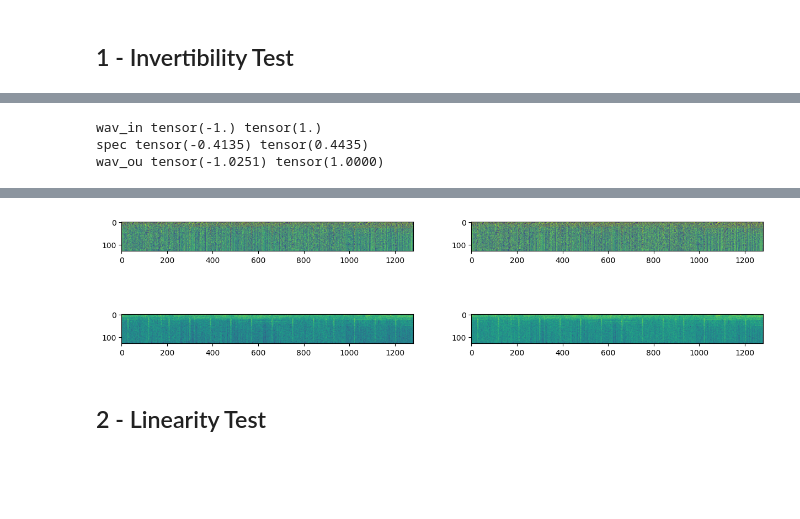
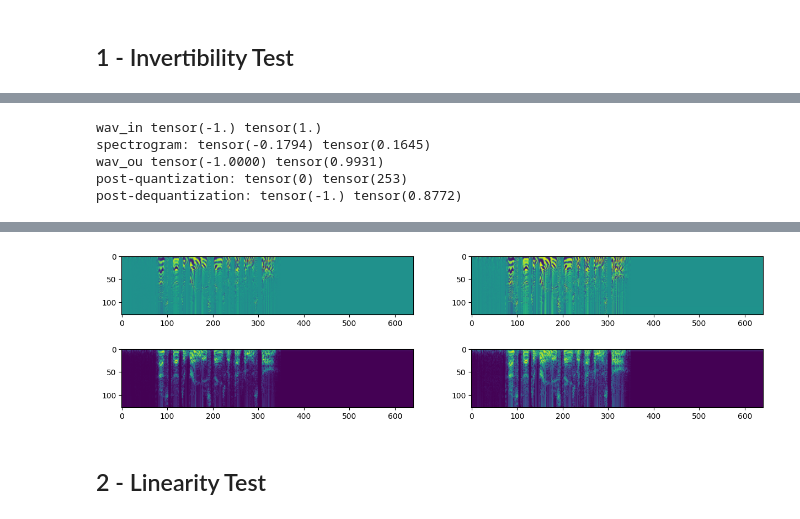
Before and after one commit to wkzng/iSincNet, a Jupyter notebook: demo.ipynb, the cells around one changed output, grey strips where cells are left out. Cells and saved outputs as stored; diff of their text form; code cells hidden in the pictures; blank space fills up the shorter version.

Commit message:
Handling MEL-scale

```diff
--- a/demo.ipynb
+++ b/demo.ipynb
@@ -33,5 +24,5 @@ config = GTZANConfig()
 weights_folder = "pretrained"
 #weights_folder = f"training/trainings/{config.id}/ckpt"
 # %%
-sinc : SincNet = SincNet(scale="lin").load_pretrained_weights(weights_folder=weights_folder).eval().to(device)
+sinc : SincNet = SincNet().load_pretrained_weights(weights_folder=weights_folder).eval().to(device)
 # %% [output]
@@ -40,19 +32,16 @@ Loading SincNet:pretrained/16000_128_128_real_lin_causal.ckpt...
 ## 1 - Invertibility Test
 # %%
 audio_pathes = {
-    1:"audio/invertibility/ashcraft-divae-matris.wav",
-    2:"audio/invertibility/ashcraft-pathes-of-words.mp3",
+    1:"audio/invertibility/p232_001.wav",
+    2:"audio/invertibility/p232_002.wav",
     3:"audio/invertibility/15033000.mp3",
     4:"audio/invertibility/16366200.mp3",
     5:"audio/invertibility/16129994.mp3",
     6:"audio/invertibility/16176213.mp3",
-    7:"audio/invertibility/stellardrone-billions-and-billions.mp3"
 }
 
-audio_path = audio_pathes[5]
-#audio_path = "audio/space-of-soul.mp3"
-#audio_path = "audio/backwhen-watermane-deep-water.mp3"
-waveform = audio_loader.load(audio_path, offset=10, duration=10)
+audio_path = audio_pathes[2]
+waveform = audio_loader.load(audio_path, offset=0, duration=5)
 
 plt.plot(waveform[0])
 ipd.Audio(waveform, rate=SAMPLE_RATE, autoplay=False)
@@ -65,22 +51,27 @@ tokenizer = Tokenizer(q_bits=q_bits, use_mulaw_companding=True)
 # %%
+q_bits = 8
+quantizer = Quantizer(q_bits=q_bits)
+
+
 with torch.no_grad():
     # trnsform the waveform into tensor
     wav = torch.from_numpy(waveform).to(device).float()
     print("wav_in", wav.min(), wav.max())
+    scale = "mel"
 
     #encode and decode waveform
-    s = sinc.encode(wav.unsqueeze(0))
-    print("spec", s.min(), s.max())
+    s = sinc.encode(wav.unsqueeze(0), scale=scale)
+    print("spectrogram:", s.min(), s.max())
 
-    #s = s[:,:2]
-    reconstructed_wav = sinc.decode(s)
+    reconstructed_wav = sinc.decode(s, scale=scale)
     print("wav_ou", reconstructed_wav.min(), reconstructed_wav.max())
 
-
-    #apply tokenizer
-    sq = tokenizer(s)
-    sr = tokenizer.inverse(sq)
-    detokenized_wav = sinc.decode(sr)
+    #apply quantization
+    sq = quantizer(s)
+    print("post-quantization:", sq.min(), sq.max())
+    sr = quantizer.inverse(sq)
+    print("post-dequantization:", sr.min(), sr.max())
+    detokenized_wav = sinc.decode(sr, scale=scale)
 
     #apply mu-law-companding for visualization
     s = compute_forward_mu_law_companding(s, q_bits=q_bits)
@@ -91,36 +82,38 @@ f, axes = plt.subplots(2, 2, figsize=(15, 4))
 y = s[0].detach().numpy()
 yr = sr[0].detach().numpy()
 
 axes[0,0].imshow(y)
 axes[1,0].imshow(np.abs(y))
 
 axes[0,1].imshow(yr)
 axes[1,1].imshow(np.abs(yr))
 
 # Create your Audio objects
 audio1 = ipd.Audio(reconstructed_wav, rate=SAMPLE_RATE, autoplay=False)
 audio2 = ipd.Audio(detokenized_wav, rate=SAMPLE_RATE, autoplay=False)
 # Embed them in HTML with flexbox for horizontal layout
 html_content = f"""
 <div style="display:flex; justify-content:space-around;">
     <div>
         <h3>Reconstructed waveform</h3>
         {audio1._repr_html_()}
     </div>
     <div>
         <h3>Detokenized waveform</h3>
         {audio2._repr_html_()}
     </div>
 </div>
 """
 # Display the HTML
 display(HTML(html_content))
 # %% [output]
 wav_in tensor(-1.) tensor(1.)
-spec tensor(-0.4135) tensor(0.4435)
-wav_ou tensor(-1.0251) tensor(1.0000)
+spectrogram: tensor(-0.1794) tensor(0.1645)
+wav_ou tensor(-1.0000) tensor(0.9931)
+post-quantization: tensor(0) tensor(253)
+post-dequantization: tensor(-1.) tensor(0.8772)
 [interactive output not drawn]
-[figure, old version]
+[figure, new version]
 # %% [markdown]
 ## 2 - Linearity Test
 # %%
```
Also changed, not shown: parts of 6 cells of this notebook, 12 other files.
